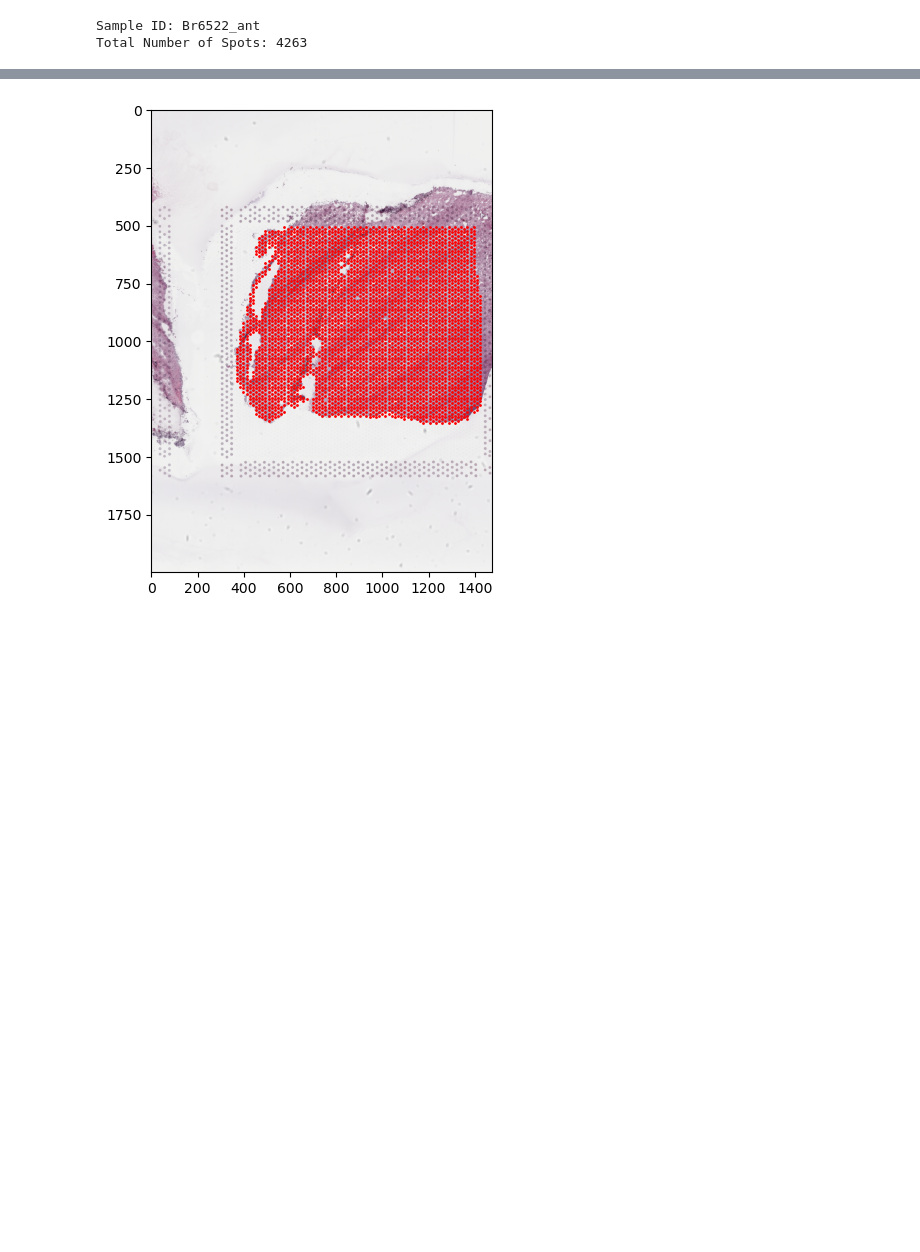
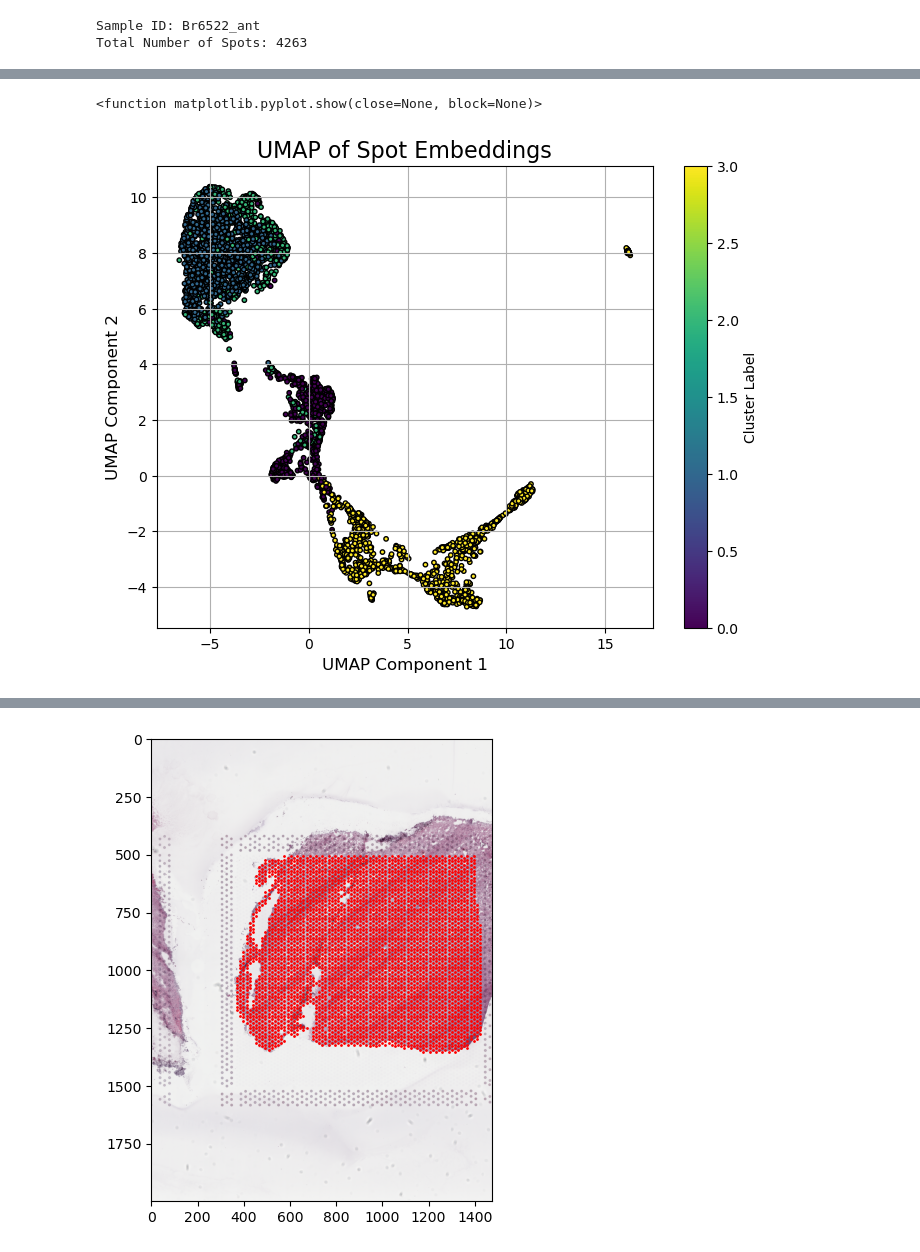
Before and after one commit to lixinglin-AI/Identifying-Cellular-Niche-in-Spatial-Transcriptomics-with-LLM, a Jupyter notebook: image_preprocessing (2).ipynb, the cells around one changed output, grey strips where cells are left out. Cells and saved outputs as stored; diff of their text form; code cells hidden in the pictures; blank space fills up the shorter version.

```diff
--- a/image_preprocessing (2).ipynb
+++ b/image_preprocessing (2).ipynb
@@ -158,0 +178,18 @@ Epoch 10 Loss: 0.0000
+# %%
+from umap import UMAP
+
+umap = UMAP(n_components=2, random_state=42)
+umap_results = umap.fit_transform(vectors)  # Use the original vectors before PCA
+
+# Visualize the UMAP results
+plt.figure(figsize=(8, 6))
+plt.scatter(umap_results[:, 0], umap_results[:, 1], c=clusters, cmap='viridis', edgecolor='k', s=10)
+plt.colorbar(label="Cluster Label")
+plt.title("UMAP of Spot Embeddings", fontsize=16)
+plt.xlabel("UMAP Component 1", fontsize=12)
+plt.ylabel("UMAP Component 2", fontsize=12)
+plt.grid(True)
+plt.show
+# %% [output]
+<function matplotlib.pyplot.show(close=None, block=None)>
+[figure, added]
```
Also changed, not shown: parts of 21 cells of this notebook, 1 other file.
